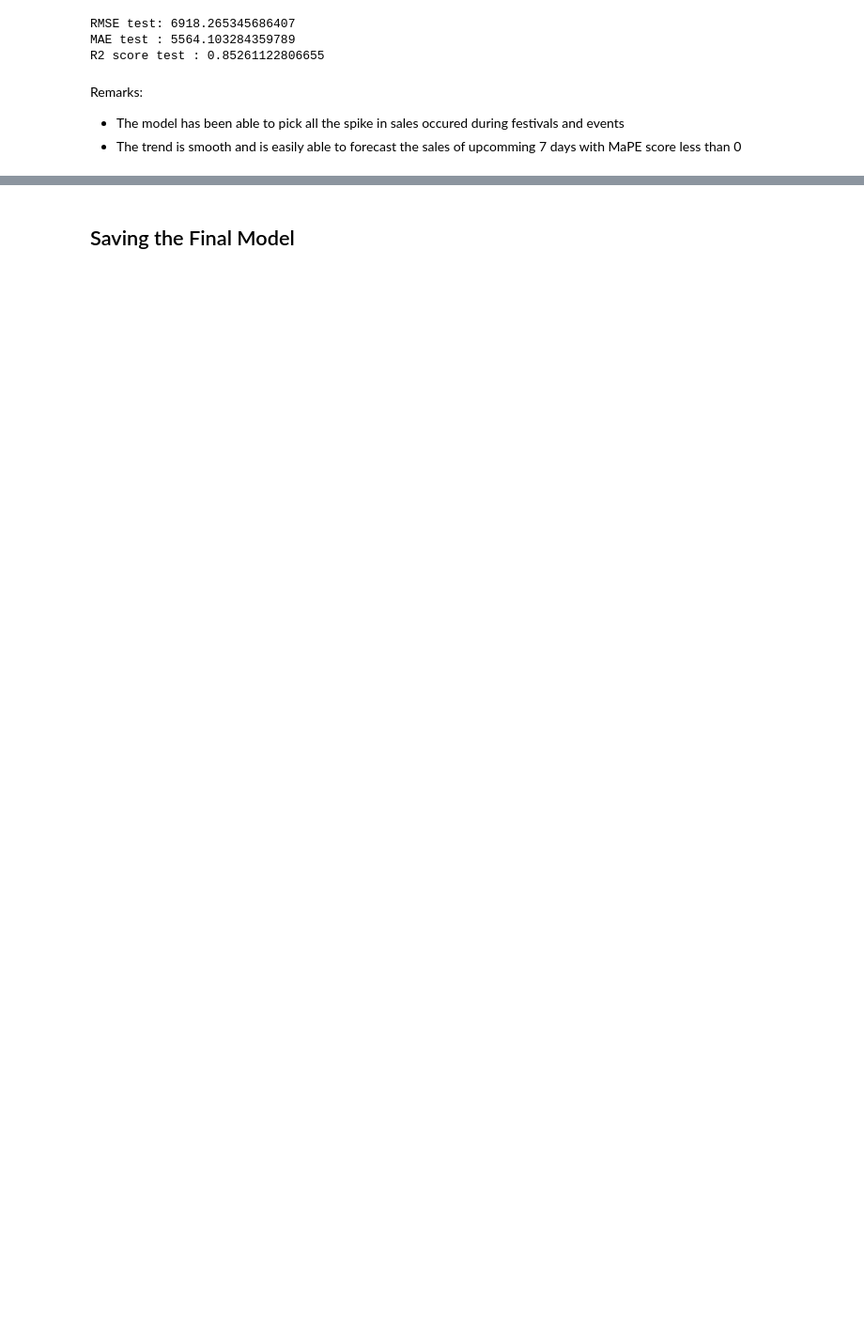
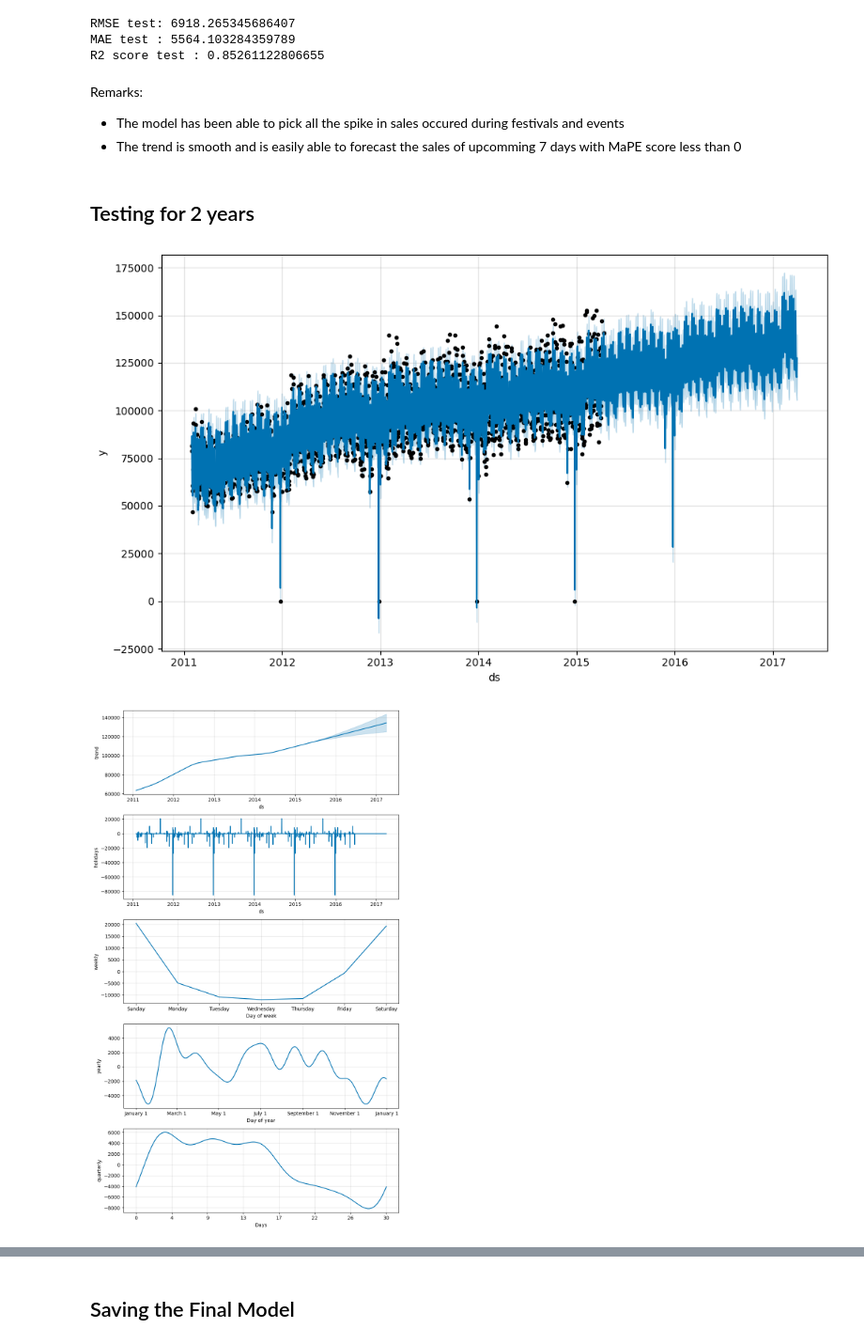
Before and after one commit to shrestha1/AT2-ADML-24996124, a Jupyter notebook: notebooks/forecasting/shrestha_dipesh-24996124-forecasting-prophet-tuning-final.ipynb, the cells around one changed output, grey strips where cells are left out. Shown at 94% size. Cells and saved outputs as stored; diff of their text form; code cells hidden in the pictures; blank space fills up the shorter version.

```diff
--- a/notebooks/forecasting/shrestha_dipesh-24996124-forecasting-prophet-tuning-final.ipynb
+++ b/notebooks/forecasting/shrestha_dipesh-24996124-forecasting-prophet-tuning-final.ipynb
@@ -593,3 +593,23 @@ R2 score test : 0.85261122806655
 Remarks:
 - The model has been able to pick all the spike in sales occured during festivals and events
 - The trend is smooth and is easily able to forecast the sales of upcomming 7 days with MaPE score less than 0
+# %% [markdown]
+## Testing for 2 years
+# %%
+# creating 7 days future days from 2015-04-12
+future_upto_two_years_date = final_prophet_model_seasonality_holiday.make_future_dataframe(periods=720)
+
+# testing on the test day
+final_two_years_forcast_seasonality_holiday = final_prophet_model_seasonality_holiday.predict(future_upto_two_years_date)
+# %%
+#Plot the forecast
+final_prophet_model_seasonality_holiday.plot(final_two_years_forcast_seasonality_holiday)
+plt.show()
+
+
+# # Plot forecast components (trend, yearly, weekly seasonality)
+final_prophet_model_seasonality_holiday.plot_components(final_two_years_forcast_seasonality_holiday)
+plt.show()
+# %% [output]
+[figure, added]
+[figure, added]
```
Also changed, not shown: parts of 18 cells of this notebook.
